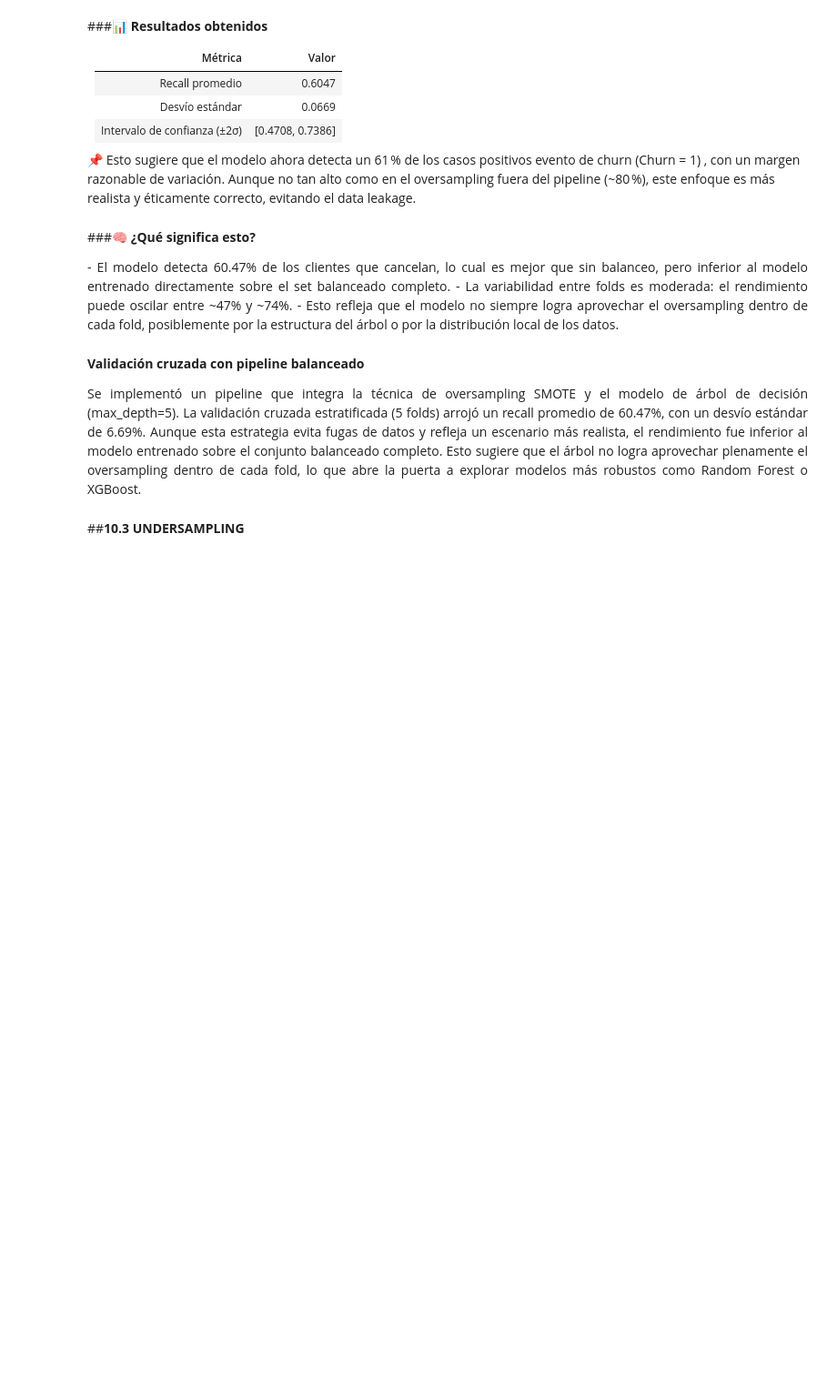
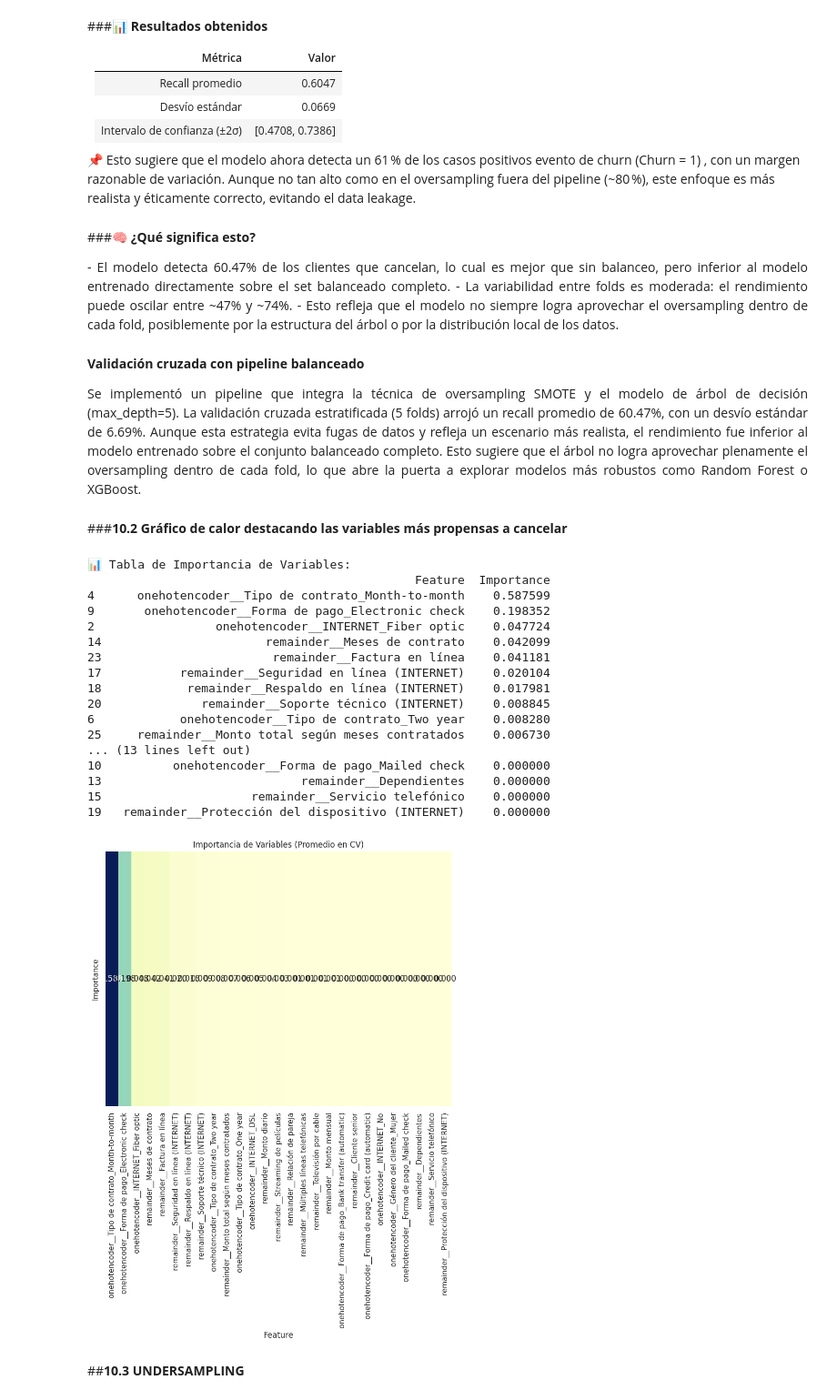
Before and after one commit to Marion13673/TelecomX_PARTE2_LATAM, a Jupyter notebook: TelecomX_PARTE2_LATAM.ipynb, the cells around one changed output. Shown at 91% size. Cells and saved outputs as stored; diff of their text form; code cells hidden in the pictures; blank space fills up the shorter version.

```diff
--- a/TelecomX_PARTE2_LATAM.ipynb
+++ b/TelecomX_PARTE2_LATAM.ipynb
@@ -1758,6 +1758,78 @@ El intervalo de confianza es     :[0.4708,0.7386]
 <div align='justify'>
 Se implementó un pipeline que integra la técnica de oversampling SMOTE y el modelo de árbol de decisión (max_depth=5). La validación cruzada estratificada (5 folds) arrojó un recall promedio de 60.47%, con un desvío estándar de 6.69%. Aunque esta estrategia evita fugas de datos y refleja un escenario más realista, el rendimiento fue inferior al modelo entrenado sobre el conjunto balanceado completo. Esto sugiere que el árbol no logra aprovechar plenamente el oversampling dentro de cada fold, lo que abre la puerta a explorar modelos más robustos como Random Forest o XGBoost.
 </div>
+# %% [markdown]
+###**10.2 Gráfico de calor destacando las variables más propensas a cancelar**
+# %%
+from imblearn.pipeline import Pipeline as imbpipeline
+from sklearn.tree import DecisionTreeClassifier
+from sklearn.model_selection import StratifiedKFold, cross_validate
+from imblearn.over_sampling import SMOTE
+import pandas as pd
+import numpy as np
+import matplotlib.pyplot as plt
+import seaborn as sns
+
+# 1. Definir modelo y pipeline
+modelo = DecisionTreeClassifier(max_depth=5, random_state=5)
+pipeline = imbpipieline([
+    ('oversample', SMOTE(random_state=5)),
+    ('árbol', modelo)
+])
+
+# 2. Validación cruzada
+skf = StratifiedKFold(n_splits=5, shuffle=True, random_state=5)
+cv_resultados = cross_validate(pipeline, X, y, cv=skf, scoring='recall', return_estimator=True)
+
+# 3. Extraer importancias de cada fold
+importancias = []
+for est in cv_resultados['estimator']:
+    árbol = est.named_steps['árbol']
+    importancias.append(árbol.feature_importances_)
+
+# 4. Promediar y tabular
+importancias_mean = np.mean(importancias, axis=0)
+tabla_importancias = pd.DataFrame({
+    'Feature': one_hot.get_feature_names_out(columnas),
+    'Importance': importancias_mean
+}).sort_values(by='Importance', ascending=False)
+
+print("📊 Tabla de Importancia de Variables:")
+print(tabla_importancias)
+
+# 5. Graficar heatmap
+
+plt.figure(figsize=(8, 0.4 * len(one_hot.get_feature_names_out(columnas))))
+sns.heatmap(
+    tabla_importancias.set_index('Feature').T,
+    annot=True,
+    cmap='YlGnBu',
+    cbar=False,
+    fmt=".3f"
+)
+plt.title('Importancia de Variables (Promedio en CV)')
+plt.tight_layout()
+plt.savefig("vertical_feature_importance_heatmap.png")
+plt.show()
+# %% [output]
+📊 Tabla de Importancia de Variables:
+                                              Feature  Importance
+4      onehotencoder__Tipo de contrato_Month-to-month    0.587599
+9       onehotencoder__Forma de pago_Electronic check    0.198352
+2                 onehotencoder__INTERNET_Fiber optic    0.047724
+14                       remainder__Meses de contrato    0.042099
+23                        remainder__Factura en línea    0.041181
+17           remainder__Seguridad en línea (INTERNET)    0.020104
+18            remainder__Respaldo en línea (INTERNET)    0.017981
+20              remainder__Soporte técnico (INTERNET)    0.008845
+6            onehotencoder__Tipo de contrato_Two year    0.008280
+25     remainder__Monto total según meses contratados    0.006730
+... (13 lines left out)
+10          onehotencoder__Forma de pago_Mailed check    0.000000
+13                            remainder__Dependientes    0.000000
+15                     remainder__Servicio telefónico    0.000000
+19   remainder__Protección del dispositivo (INTERNET)    0.000000
+[figure, added]
 # %% [markdown]
 ##**10.3 UNDERSAMPLING**
 # %%
```
Also changed, not shown: parts of 35 cells of this notebook.
